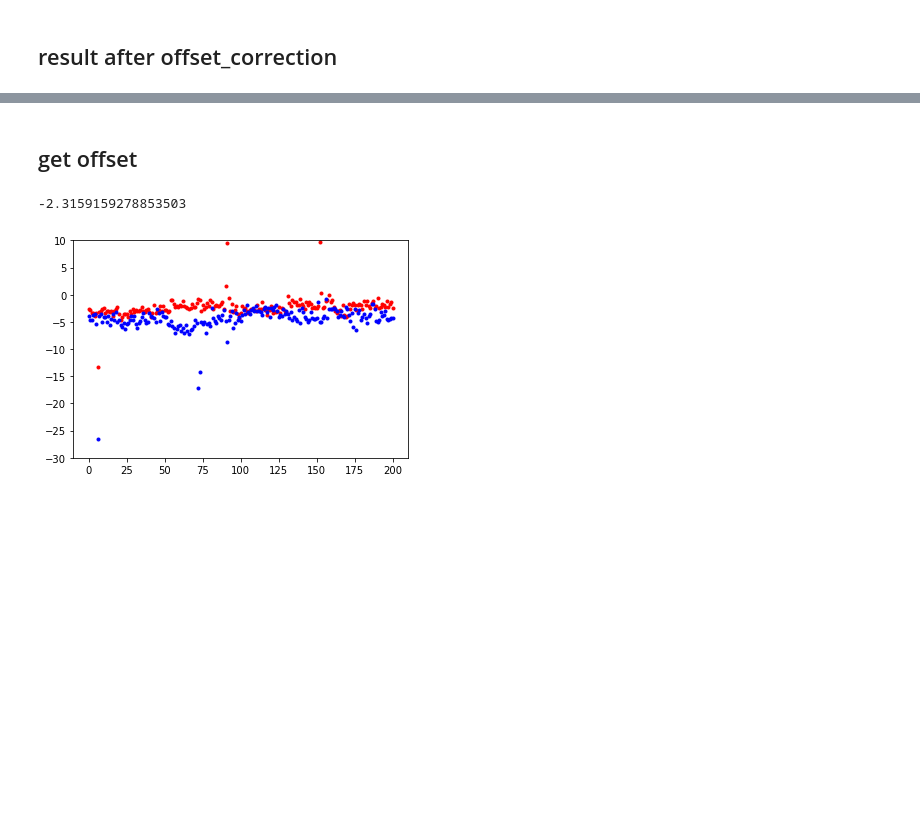
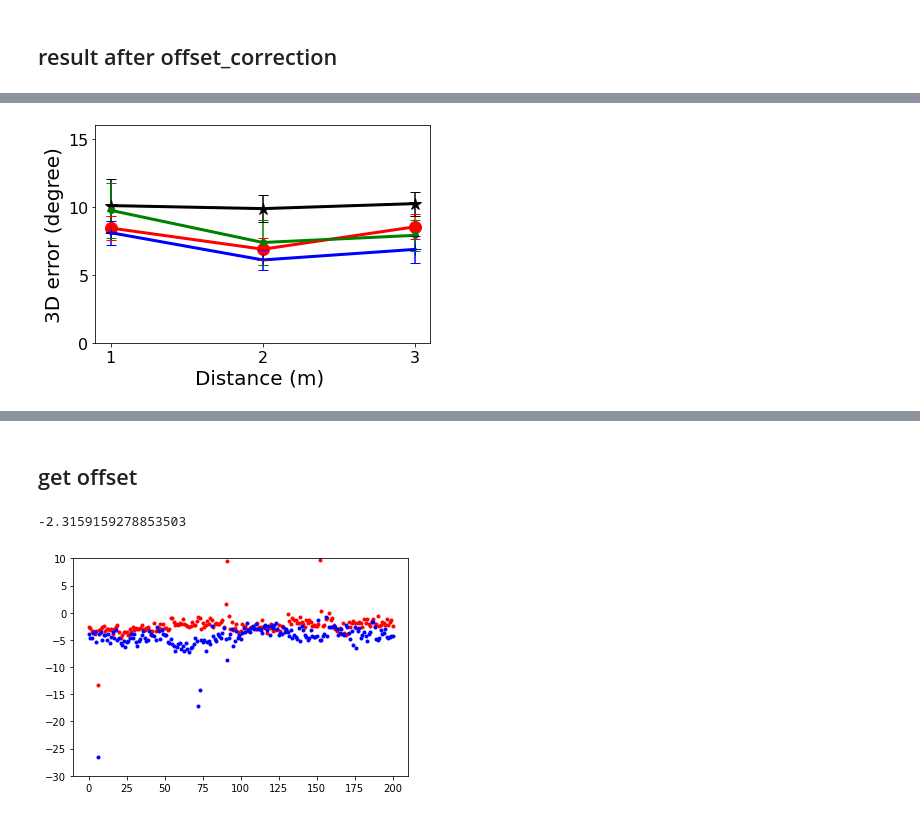
Before and after one commit to LinReseach/calibration-experiment, a Jupyter notebook: Analysis/analyze_after_calibration.ipynb, the cells around one changed output, grey strips where cells are left out. Saved outputs shown, nothing was run; the diff lists cells and outputs as text; code cells hidden in the pictures; blank space fills up the shorter version.

```diff
--- a/Analysis/analyze_after_calibration.ipynb
+++ b/Analysis/analyze_after_calibration.ipynb
@@ -7,7 +7,8 @@ import pandas as pd
 filename='/Users/chenglinlin/ownCloud/BETA_AI_Gaze_Estimation_in_Human-Robot_Interaction (Projectfolder)/analized_data/analysis_dataset_calibration_crossvalidation.csv'
 df=pd.read_csv(filename)
 df=df[(df['corrResp']==True)&(df['error_eth_cal']<30)&(df['error_l2cs_cal']<30)&(df['error_eth']<30)&(df['error_l2cs']<30)]
-df=df[df['person_ID'].isin(['2','4','12','13','14','15','18','19','20','21'])]
+#df=df[df['person_ID'].isin(['4','12','13','14','15','18','19','20','21'])]
+df=df[df['person_ID'].isin(['12','13','13','14','15','18','19'])]
 # %%
 d=[1,2,3,4,5,6,7,8,9]
 d1=[1,2,3]
@@ -31 +32,84 @@ error_eth         9.485852
 dtype: float64
+# %%
+
+import numpy as np
+from matplotlib import pyplot as plt
+plt.rcParams['font.size'] = 16
+m_eth_no4k=[]
+m_eth_4k=[]
+m_l2cs_no4k=[]
+m_l2cs_4k=[]
+
+t1=[]
+t2=[]
+t3=[]
+t4=[]
+
+
+
+
+#figure(figsize=(18, 16), dpi=80)
+for p in [1,4,7]:
+    a=df[(df['pos_number'].isin([p,p+1,p+2]))&(df['4k']==False)][['error_eth_cal','person_ID']].groupby(['person_ID']).mean()
+    b=df[(df['pos_number'].isin([p,p+1,p+2]))&(df['4k']==True)][['error_eth_cal','person_ID']].groupby(['person_ID']).mean()
+    c=df[(df['pos_number'].isin([p,p+1,p+2]))&(df['4k']==False)][['error_l2cs_cal','person_ID']].groupby(['person_ID']).mean()
+    d=df[(df['pos_number'].isin([p,p+1,p+2]))&(df['4k']==True)][['error_l2cs_cal','person_ID']].groupby(['person_ID']).mean()
+    m_eth_no4k.append(a.mean()[0])
+    m_eth_4k.append(b.mean()[0])
+    m_l2cs_no4k.append(c.mean()[0])
+    m_l2cs_4k.append(d.mean()[0])
+
+    m_eth_no4k.append(a.sem()[0])
+    m_eth_4k.append(b.sem()[0])
+    m_l2cs_no4k.append(c.sem()[0])
+    m_l2cs_4k.append(d.sem()[0])
+
+    if p==7:
+        t1=a
+        t2=b
+        t3=c
+        t4=d
+
+
+px=[1,2,3]
+
+plt.plot(px,np.array(m_l2cs_no4k)[[0,2,4]],'ro-',linewidth=3, markersize=12,label = 'L2CS_no4k')
+
+plt.plot(px,np.array(m_l2cs_4k)[[0,2,4]],'b+-',linewidth=3, markersize=12,label = 'L2CS_4k')
+
+plt.plot(px,np.array(m_eth_no4k)[[0,2,4]],'k*-',linewidth=3, markersize=12,label = 'ETH_no4k')
+
+plt.plot(px,np.array(m_eth_4k)[[0,2,4]],'g.-',linewidth=3, markersize=12,label = 'ETH_4k')
+plt.xticks(px)
+#plt.legend()
+
+plt.ylim((0,16))
+
+plt.errorbar(px,np.array(m_l2cs_no4k)[[0,2,4]],yerr = np.array(m_l2cs_no4k)[[1,3,5]],fmt ='r',capsize=5)
+plt.errorbar(px,np.array(m_l2cs_4k)[[0,2,4]],yerr = np.array(m_l2cs_4k)[[1,3,5]],fmt ='b',capsize=5)
+plt.errorbar(px,np.array(m_eth_no4k)[[0,2,4]],yerr = np.array(m_eth_no4k)[[1,3,5]],fmt ='k',capsize=5)
+plt.errorbar(px,np.array(m_eth_4k)[[0,2,4]],yerr = np.array(m_eth_4k)[[1,3,5]],fmt ='g',capsize=5)
+
+
+
+# pxx=[2,3]
+# plt.errorbar(pxx,np.array(m_l2cs_no4k)[[2,4]],yerr = np.array(m_l2cs_no4k)[[3,5]],fmt ='r',capsize=5,lolims=True)
+
+# plt.errorbar(pxx,np.array(m_l2cs_4k)[[2,4]],yerr = np.array(m_l2cs_4k)[[3,5]],fmt ='b',capsize=5,uplims=True)
+
+# plt.errorbar(pxx,np.array(m_eth_no4k)[[2,4]],yerr = np.array(m_eth_no4k)[[3,5]],fmt ='k',capsize=5,lolims=True)
+
+# plt.errorbar(pxx,np.array(m_eth_4k)[[2,4]],yerr = np.array(m_eth_4k)[[3,5]],fmt ='g',capsize=5,uplims=True)
+
+# plt.errorbar(1,np.array(m_l2cs_no4k)[[0]],yerr = np.array(m_l2cs_no4k)[[1]],fmt ='r',capsize=5,uplims=True)
+# plt.errorbar(1,np.array(m_l2cs_4k)[[0]],yerr = np.array(m_l2cs_4k)[[1]],fmt ='b',capsize=5,lolims=True)
+# plt.errorbar(1,np.array(m_eth_no4k)[[0]],yerr = np.array(m_eth_no4k)[[1]],fmt ='k',capsize=5,uplims=True)
+# plt.errorbar(1,np.array(m_eth_4k)[[0]],yerr = np.array(m_eth_4k)[[1]],fmt ='g',capsize=5,lolims=True)
+
+plt.xlabel("Distance (m) ",fontsize=20)
+plt.ylabel("3D error (degree)",fontsize=20)
+#plt.title("gaze3d mean error of participants \n at 9 positions ",fontsize=20)
+
+plt.show()
+# %% [output]
+[figure, added]
```
Also changed, not shown: parts of 13 cells of this notebook.
